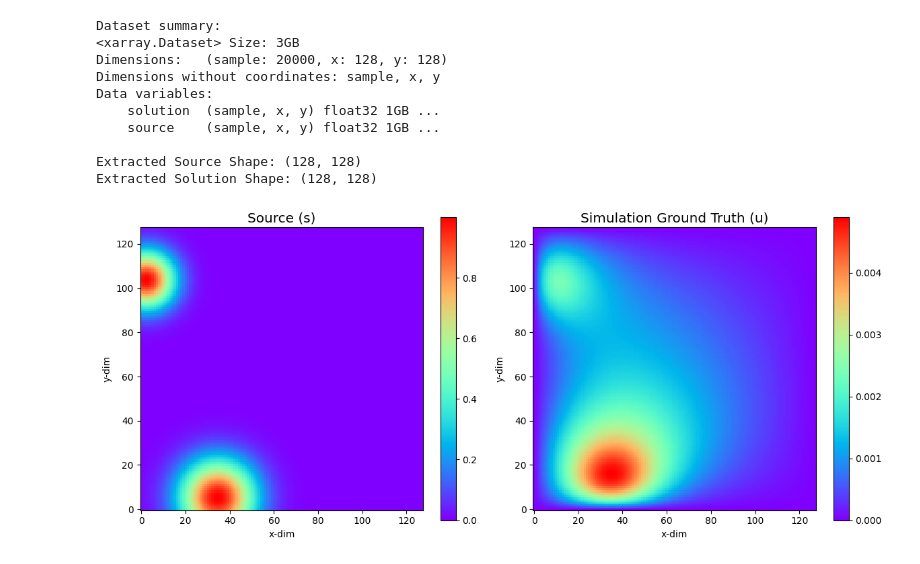
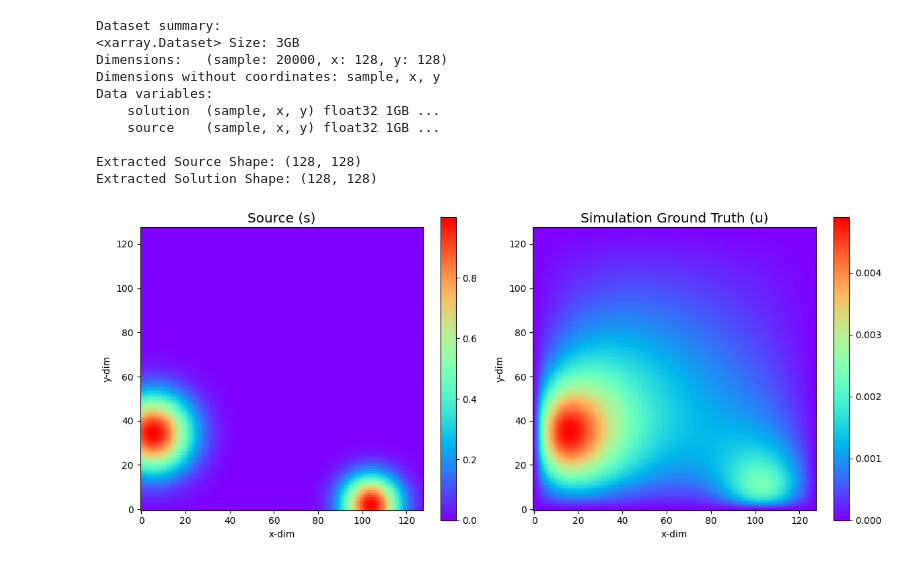
Before and after one commit to wang-yuancheng/piml, a Jupyter notebook: notebooks/poisson_gauss_solver.ipynb, the cells around one changed output. Saved outputs shown, nothing was run; the diff lists cells and outputs as text; code cells hidden in the pictures.

```diff
--- a/notebooks/poisson_gauss_solver.ipynb
+++ b/notebooks/poisson_gauss_solver.ipynb
@@ -37,36 +37,38 @@ sample_idx = 0
 source_sample = ds['source'][sample_idx].values
 solution_sample = ds['solution'][sample_idx].values
 
 print(f"Extracted Source Shape: {source_sample.shape}")
 print(f"Extracted Solution Shape: {solution_sample.shape}")
 
 fig, axes = plt.subplots(1, 2, figsize=(12, 5))
-im1 = axes[0].imshow(source_sample, origin='lower', cmap='rainbow')
+
+im1 = axes[0].imshow(source_sample.T, origin='lower', cmap='rainbow')
 fig.colorbar(im1, ax=axes[0])
 axes[0].set_title('Source (s)', fontsize='x-large')
 axes[0].set_xlabel('x-dim')
 axes[0].set_ylabel('y-dim')
-im2 = axes[1].imshow(solution_sample, origin='lower', cmap='rainbow')
+
+im2 = axes[1].imshow(solution_sample.T, origin='lower', cmap='rainbow')
 fig.colorbar(im2, ax=axes[1])
 axes[1].set_title('Simulation Ground Truth (u)', fontsize='x-large')
 axes[1].set_xlabel('x-dim')
 axes[1].set_ylabel('y-dim')
 plt.tight_layout()
 plt.show()
 
 ds.close()
 # %% [output]
 Dataset summary:
 <xarray.Dataset> Size: 3GB
 Dimensions:   (sample: 20000, x: 128, y: 128)
 Dimensions without coordinates: sample, x, y
 Data variables:
     solution  (sample, x, y) float32 1GB ...
     source    (sample, x, y) float32 1GB ...
 
 Extracted Source Shape: (128, 128)
 Extracted Solution Shape: (128, 128)
-[figure, old version]
+[figure, new version]
 # %%
 nx, ny = source_sample.shape # 128, 128
 
```
Also changed, not shown: parts of 7 cells of this notebook, 3 other files.
